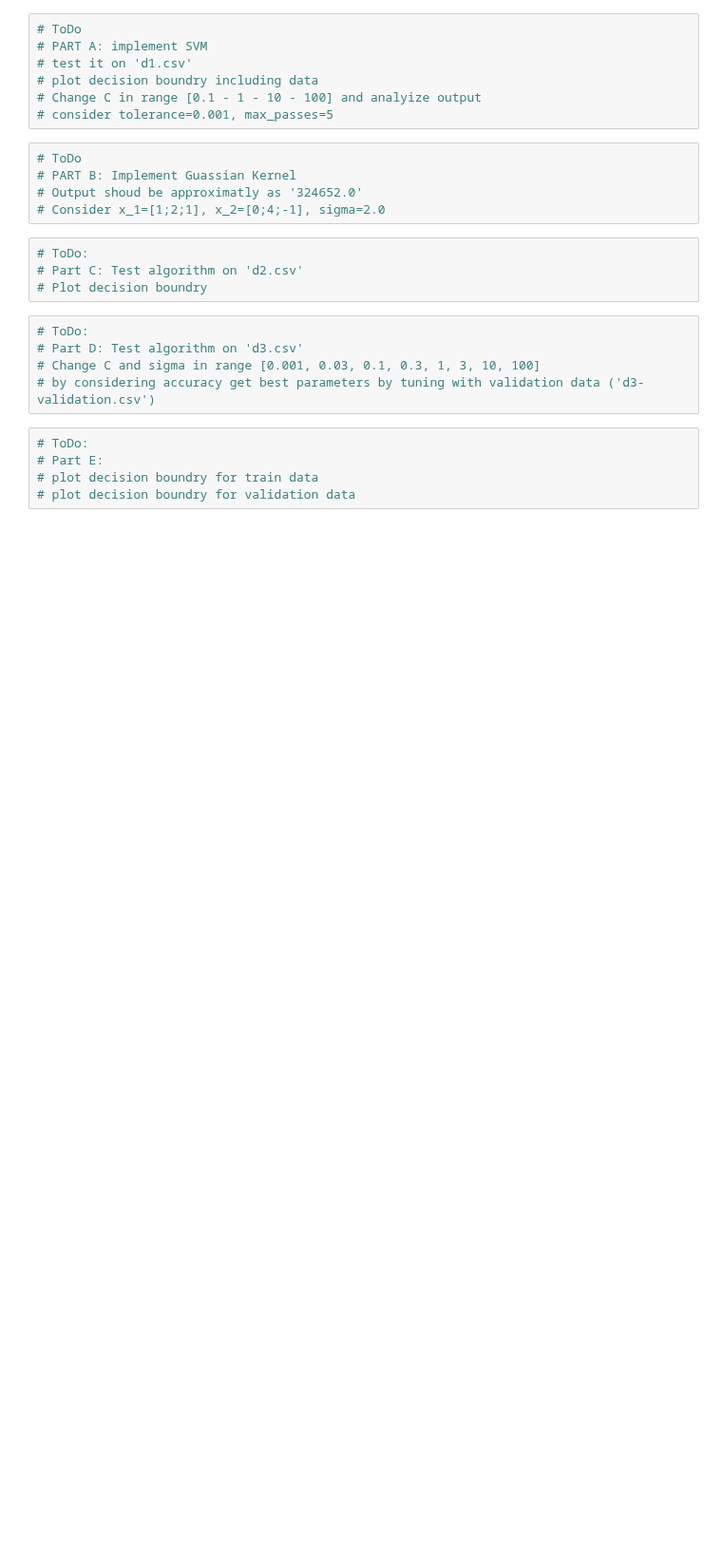
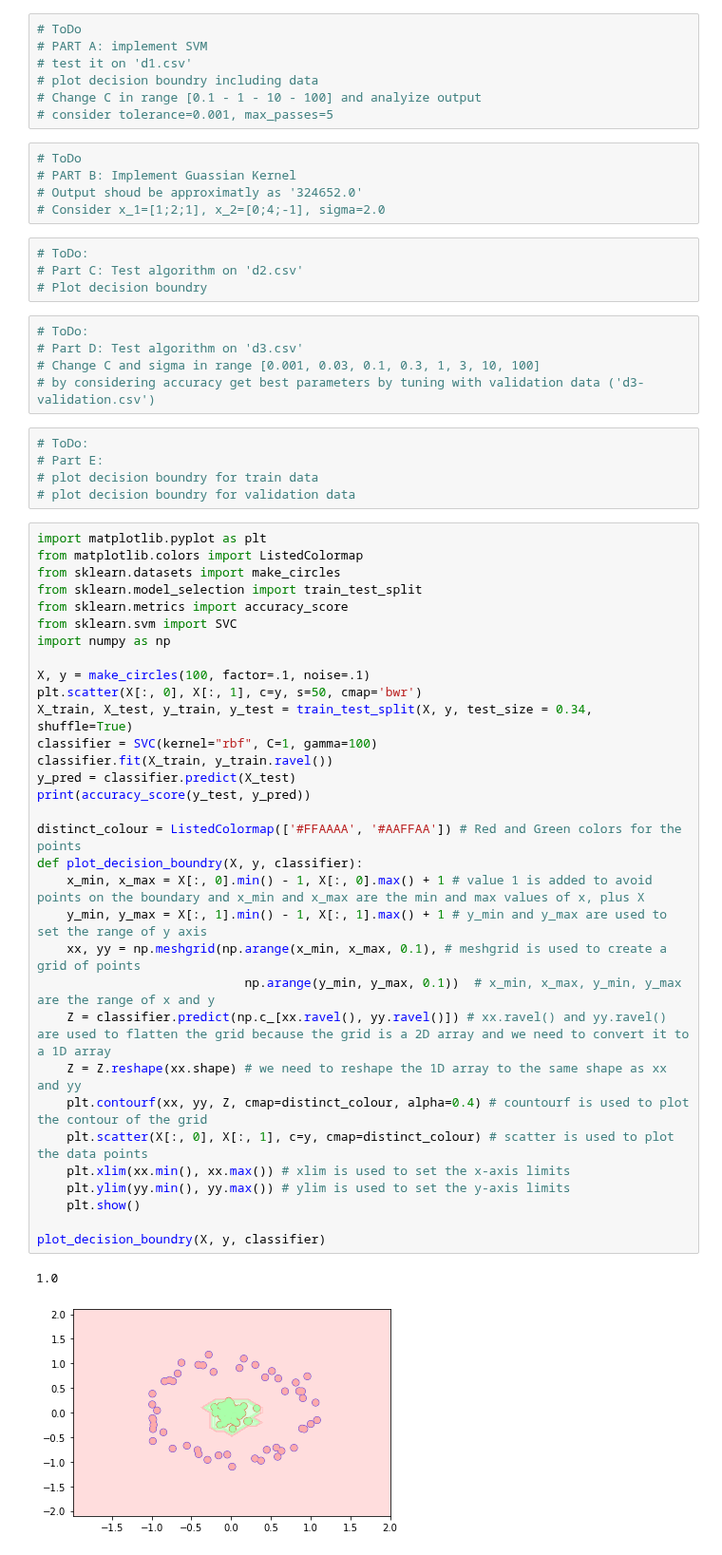
Before and after one commit to a-m-kyp/ML-HW, a Jupyter notebook: HW-3/HW#3.ipynb, the cells around one changed output. Shown at 95% size. Saved outputs shown, nothing was run; the diff lists cells and outputs as text; blank space fills up the shorter version.

Commit message:
add plot_decision_boundry function

```diff
--- a/HW-3/HW#3.ipynb
+++ b/HW-3/HW#3.ipynb
@@ -378,3 +378,38 @@ if __name__ == '__main__':
 # Part E:
 # plot decision boundry for train data
 # plot decision boundry for validation data
+# %%
+import matplotlib.pyplot as plt
+from matplotlib.colors import ListedColormap
+from sklearn.datasets import make_circles
+from sklearn.model_selection import train_test_split
+from sklearn.metrics import accuracy_score
+from sklearn.svm import SVC
+import numpy as np
+
+X, y = make_circles(100, factor=.1, noise=.1)
+plt.scatter(X[:, 0], X[:, 1], c=y, s=50, cmap='bwr')
+X_train, X_test, y_train, y_test = train_test_split(X, y, test_size = 0.34, shuffle=True)
+classifier = SVC(kernel="rbf", C=1, gamma=100)
+classifier.fit(X_train, y_train.ravel())
+y_pred = classifier.predict(X_test)
+print(accuracy_score(y_test, y_pred))
+
+distinct_colour = ListedColormap(['#FFAAAA', '#AAFFAA']) # Red and Green colors for the points
+def plot_decision_boundry(X, y, classifier):
+    x_min, x_max = X[:, 0].min() - 1, X[:, 0].max() + 1 # value 1 is added to avoid points on the boundary and x_min and x_max are the min and max values of x, plus X
+    y_min, y_max = X[:, 1].min() - 1, X[:, 1].max() + 1 # y_min and y_max are used to set the range of y axis
+    xx, yy = np.meshgrid(np.arange(x_min, x_max, 0.1), # meshgrid is used to create a grid of points
+                            np.arange(y_min, y_max, 0.1))  # x_min, x_max, y_min, y_max are the range of x and y
+    Z = classifier.predict(np.c_[xx.ravel(), yy.ravel()]) # xx.ravel() and yy.ravel() are used to flatten the grid because the grid is a 2D array and we need to convert it to a 1D array
+    Z = Z.reshape(xx.shape) # we need to reshape the 1D array to the same shape as xx and yy
+    plt.contourf(xx, yy, Z, cmap=distinct_colour, alpha=0.4) # countourf is used to plot the contour of the grid
+    plt.scatter(X[:, 0], X[:, 1], c=y, cmap=distinct_colour) # scatter is used to plot the data points
+    plt.xlim(xx.min(), xx.max()) # xlim is used to set the x-axis limits
+    plt.ylim(yy.min(), yy.max()) # ylim is used to set the y-axis limits
+    plt.show()
+
+plot_decision_boundry(X, y, classifier)
+# %% [output]
+1.0
+[figure, added]
```
